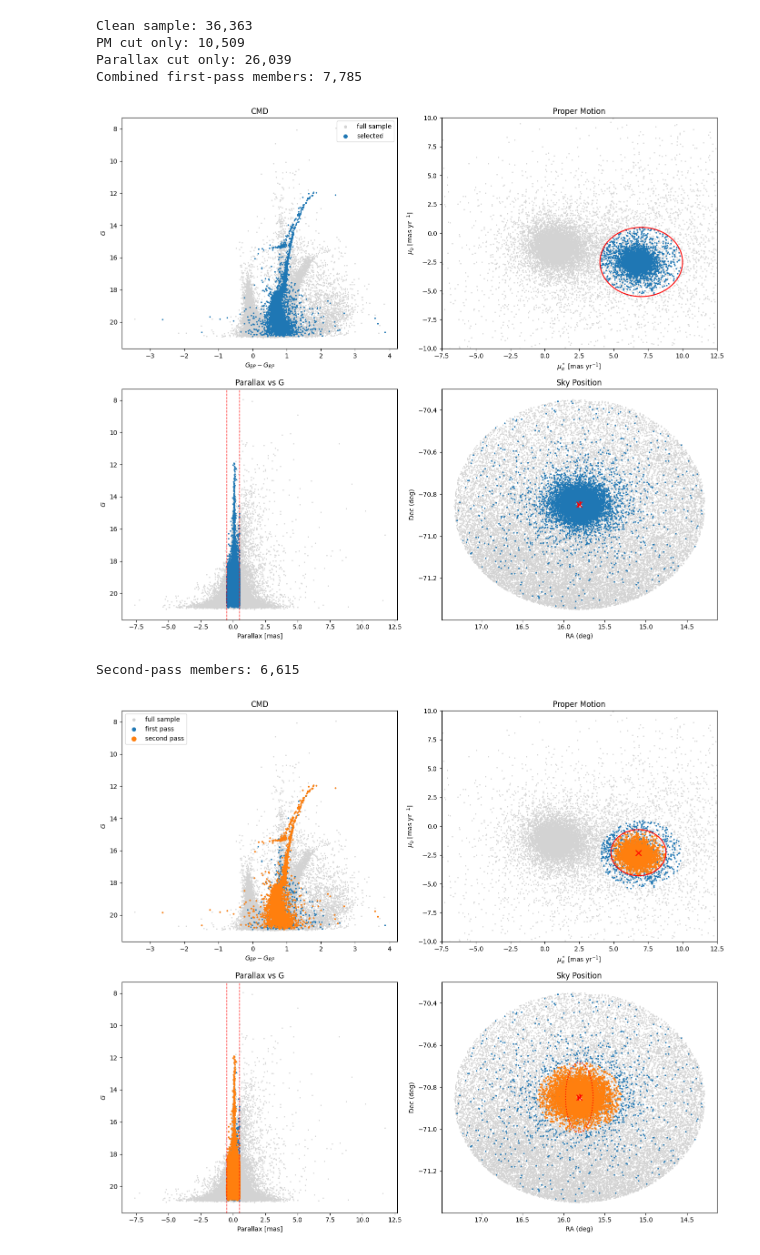
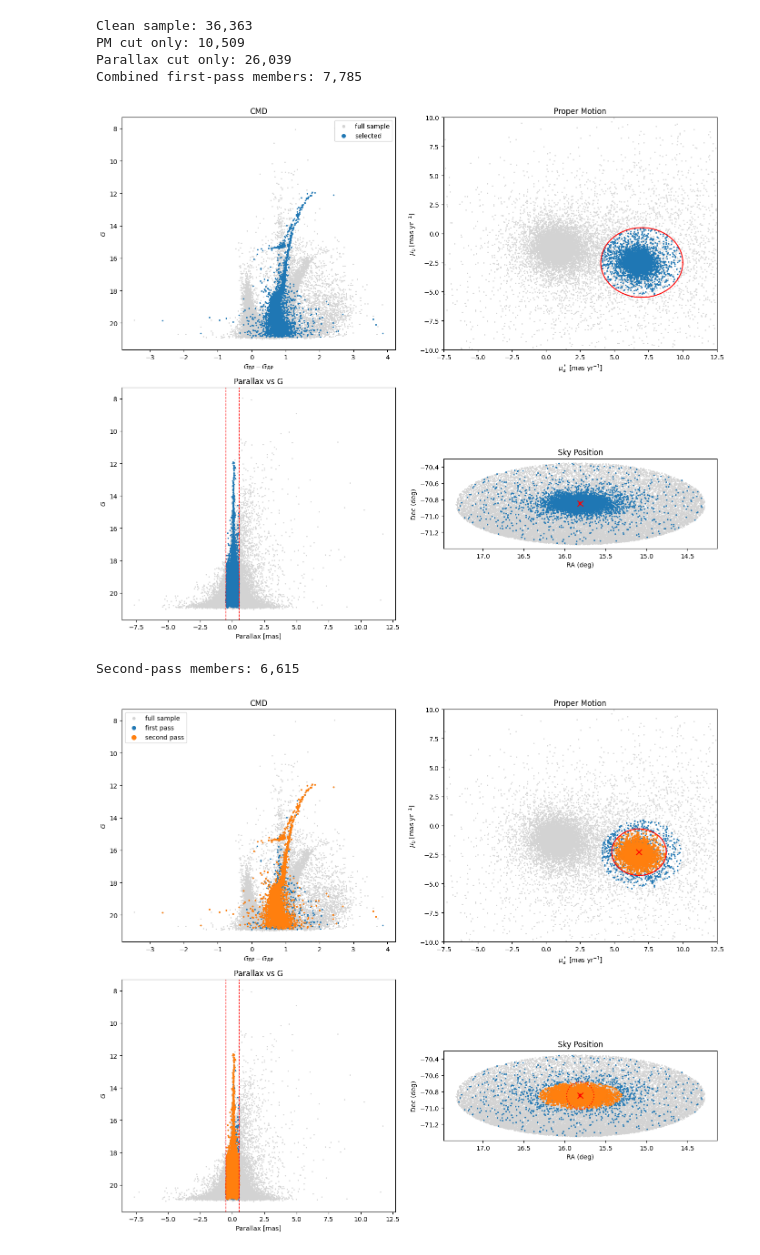
Before and after one commit to zangston/ASTR-5140, a Jupyter notebook: project4/project4.ipynb, the cells around one changed output. Saved outputs shown, nothing was run; the diff lists cells and outputs as text; code cells hidden in the pictures.

```diff
--- a/project4/project4.ipynb
+++ b/project4/project4.ipynb
@@ -348,12 +348,12 @@ ax.set_xlabel("RA (deg)")
 ax.set_ylabel("Dec (deg)")
 ax.set_title("Sky Position")
 ax.invert_xaxis()
-# ax.set_aspect("equal")
+ax.set_aspect("equal")
 
 plt.tight_layout()
 plt.show()
 # %% [output]
-[figure, old version]
+[figure, new version]
 # %%
 pmra0 = 6.8
 pmdec0 = -2.3
@@ -412,7 +412,7 @@ theta = np.linspace(0, 2*np.pi, 300)
 ax.plot(pmra0 + r_pm*np.cos(theta), pmdec0 + r_pm*np.sin(theta),
         color="red", linewidth=1.5, label="2nd-pass PM cut")
 
-# optional: mark PM center
+# mark PM center
 ax.scatter(pmra0, pmdec0, marker="x", s=80, color="red")
 
 # --------------------------------
@@ -433,32 +433,33 @@ ax.axvline(-0.5, color="red", linestyle="--", linewidth=1)
 ax.axvline(0.5, color="red", linestyle="--", linewidth=1)
 
 # --------------------------------
 # 4. Sky position
 # --------------------------------
 ax = axes[3]
 ax.scatter(df_clean["ra"], df_clean["dec"], s=1, color=bg_color)
 ax.scatter(df_members_1["ra"], df_members_1["dec"], s=2, color=sel1_color)
 ax.scatter(df_members_2["ra"], df_members_2["dec"], s=3, color=sel2_color)
 
 # half-light radius circle
 circle = Circle((ra_center, dec_center), r_h_deg,
                 fill=False, linewidth=2, linestyle='--', edgecolor="red")
 ax.add_patch(circle)
 
-# optional: also show 10 arcmin radial cut
+# also show 10 arcmin radial cut
 r_cut_deg = 10.0 / 60.0
 circle2 = Circle((ra_center, dec_center), r_cut_deg,
                  fill=False, linewidth=1.5, linestyle=':', edgecolor="red")
 ax.add_patch(circle2)
 
 ax.scatter(ra_center, dec_center, marker='x', s=80, color="red")
 
 ax.set_xlabel("RA (deg)")
 ax.set_ylabel("Dec (deg)")
 ax.set_title("Sky Position")
 ax.invert_xaxis()
+ax.set_aspect("equal")
 
 plt.tight_layout()
 plt.show()
 # %% [output]
-[figure, old version]
+[figure, new version]
```
Also changed, not shown: parts of 24 cells of this notebook.
